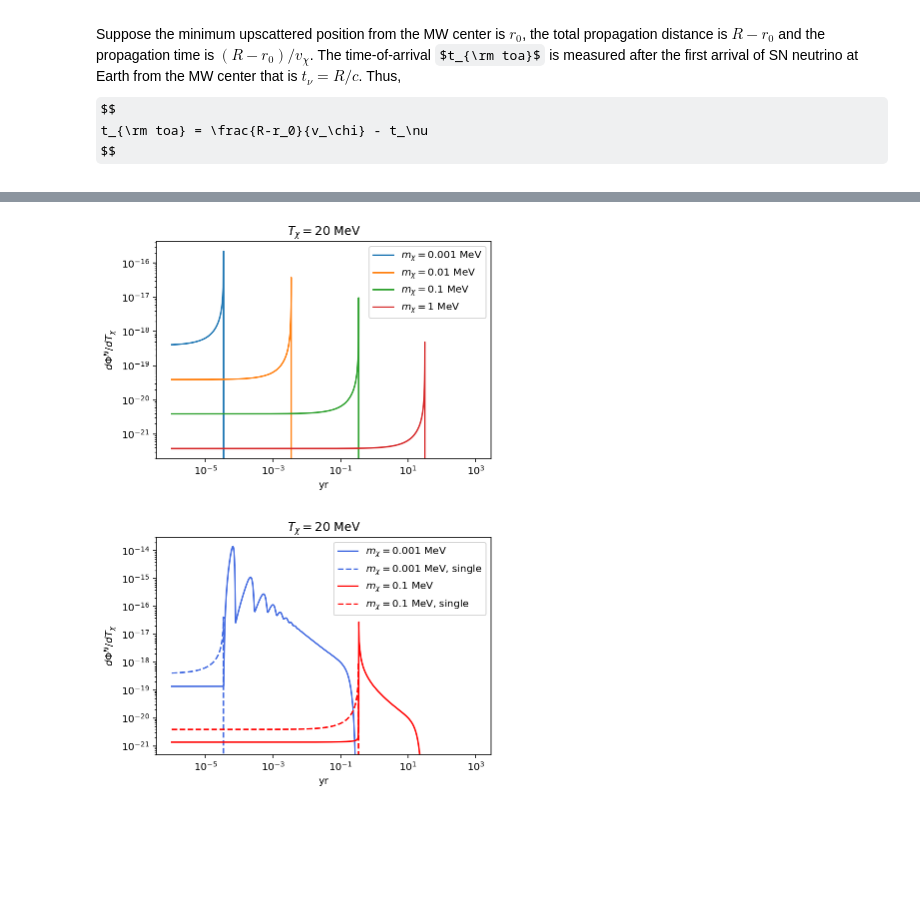
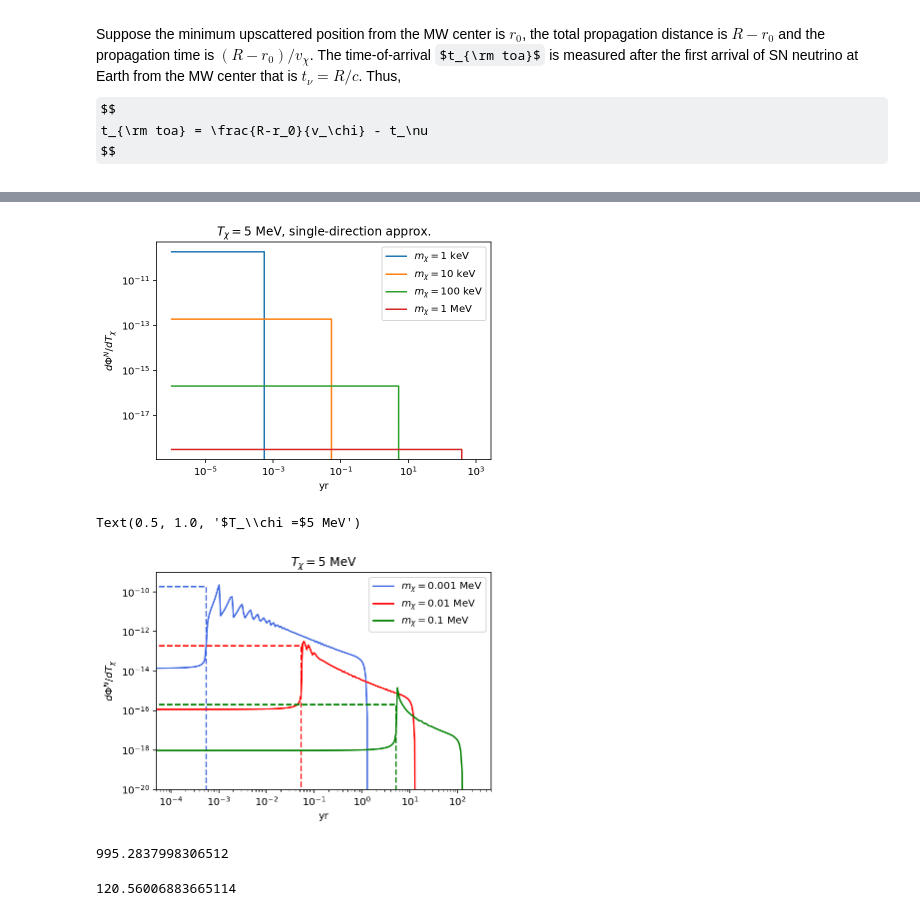
Before and after one commit to yenhsunlin/SNnuBDM, a Jupyter notebook: bdm_flux.ipynb, the cells around one changed output, grey strips where cells are left out. Cells and saved outputs as stored; diff of their text form; code cells hidden in the pictures; some formulas as TeX source; blank space fills up the shorter version.

```diff
--- a/bdm_flux.ipynb
+++ b/bdm_flux.ipynb
@@ -410,7 +537,7 @@ def find_lra(t,theta,vx,R=8.5,r_cut=0.001):
     # have no contribution to the emissivity.
     # I raise a flag to discrimate such situation and ask the program to set the
     # corresponding emissivity zero manually
-    if l > 0 and r > 0 and r_cut and 0 <= alpha <= 0.5*np.pi:
+    if l > 0 and r > r_cut and 0 <= alpha <= 0.5*np.pi:
         flag = 'physical'
     else:
         flag = 'unphysical'
@@ -443,12 +570,13 @@ def bdmflux(t,Tx,mx,tau=10,sigxv=1e-45,rho=184,rs=24.42,Lv=Lv,R=8.5,theta=1,r_cu
     # Define the BDM emissivity jx for integration
     def jx_tot(th):
         #cos = np.cos(theta)
-        _,r,alpha,flag = find_lra(t,th,vdm,R,r_cut)
+        l,r,alpha,flag = find_lra(t,th,vdm,R,r_cut)
         if flag == 'physical':
-            return sigxv*tau*xemissivity(Tx,mx,alpha,r,rho,rs,Lv)*np.sin(th)
+            jac = 1/((l - R*np.cos(th))/r + 1/vdm)
+            return jac*sigxv*tau*xemissivity(Tx,mx,alpha,r,rho,rs,Lv)*np.sin(th)
         else:
             return 0
-    return 2*np.pi*vdm*c*(quad(jx_tot,0,0.0001*np.pi)[0]+quad(jx_tot,0.0001*np.pi,0.001*np.pi)[0]+quad(jx_tot,0.001*np.pi,0.01*np.pi)[0]+quad(jx_tot,0.01*np.pi,0.1*np.pi)[0]
+    return 2*np.pi*c*(quad(jx_tot,0,0.0001*np.pi)[0]+quad(jx_tot,0.0001*np.pi,0.001*np.pi)[0]+quad(jx_tot,0.001*np.pi,0.01*np.pi)[0]+quad(jx_tot,0.01*np.pi,0.1*np.pi)[0]
                           +quad(jx_tot,0.1*np.pi,0.2*np.pi)[0]
                           +quad(jx_tot,0.2*np.pi,0.3*np.pi)[0]
                           +quad(jx_tot,0.3*np.pi,0.4*np.pi)[0]
@@ -528,5 +668,13 @@ $$
 # %%
-def bdmflux_single(t,Tx,mx,sigxv=1e-45,tau=10,rho=184,rs=24.42,Lv=Lv,R=8.5):
+def max_time(Tx,mx):
+    vdm = vx(Tx,mx)*c
+    t = (8.5)*kpc2cm/vdm - (8.5)*kpc2cm/c
+    thirty_yr = 30*yr
+    if True:#t <= thirty_yr:
+        return t
+    else: return thirty_yr
+
+def bdmflux_single(t,Tx,mx,sigxv=1e-45,tau=10,rho=184,rs=24.42,Lv=Lv,R=8.5,r_cut=0.01):
     """
     Upscattered DM emissivity, note the returned result is divided by sigxv and light velocity
 
@@ -544,6 +692,8 @@ def bdmflux_single(t,Tx,mx,sigxv=1e-45,tau=10,rho=184,rs=24.42,Lv=Lv,R=8.5):
         note that the total luminosity released by a single SN explosion
         should be Lv times the duration of that explosion, where the unit
         per second will be eliminated from this procedure
+    R: the distance between Earth and the GC SN, in kpc
+    r_cut: the most inner DM region, in kpc
 
     Output
     ------
@@ -552,10 +702,12 @@ def bdmflux_single(t,Tx,mx,sigxv=1e-45,tau=10,rho=184,rs=24.42,Lv=Lv,R=8.5):
     vdm = vx(Tx,mx)
     tv = R*kpc2cm/c
     r = (R - vdm*c*(t+tv)/kpc2cm)/(1-vdm)
-    if r >= 0:
+
+    if r >= r_cut:
+        jac = 1/(1/vdm - 1)
         Enu = (Tx+np.sqrt(Tx*(2*mx + Tx)))/2
         dEdT = (2*mx+3*Tx+2*np.sqrt(Tx*(2*mx+Tx)))/4/np.sqrt(Tx*(2*mx+Tx))
-        jx = vdm*c*tau*c*sigxv*nx(r,mx,rho,rs)*dnvdEv(r,Enu,Lv)*dEdT*r**2/R**2
+        jx = c*tau*c*sigxv*dnvdEv(r,Enu,Lv)*dEdT*r**2/R**2*jac*(4488/mx) #nx(r,mx,rho,rs)
     else: jx = 0
     return jx
 # %%
@@ -564,10 +716,10 @@ mx1 = 0.001
 mx2 = 0.01
 mx3 = 0.1
 mx4 = 1
-Tx = 20
+Tx = 5
 
 # years
-#yrls=np.logspace(-6,3,1000)
+#yrls=np.logspace(-6,2,1000)
 
 fluxmx1_single=[]
 for y in yrls:
@@ -585,32 +737,45 @@ fluxmx4_single=[]
 for y in yrls:
     fluxmx4_single.append(bdmflux_single(y*yr,Tx,mx4))
 # %%
-plt.plot(yrls,fluxmx1_single,label='$m_\chi=$' +str(mx1) +' MeV')
-plt.plot(yrls,fluxmx2_single,label='$m_\chi=$' +str(mx2) +' MeV')
-plt.plot(yrls,fluxmx3_single,label='$m_\chi=$' +str(mx3) +' MeV')
+plt.plot(yrls,fluxmx1_single,label='$m_\chi=$' +str(int(1000*mx1)) +' keV')
+plt.plot(yrls,fluxmx2_single,label='$m_\chi=$' +str(int(1000*mx2)) +' keV')
+plt.plot(yrls,fluxmx3_single,label='$m_\chi=$' +str(int(1000*mx3)) +' keV')
 plt.plot(yrls,fluxmx4_single,label='$m_\chi=$' +str(mx4) +' MeV')
 plt.xscale('log')
 plt.yscale('log')
 plt.xlabel('yr')
 plt.ylabel(r'$d\Phi^N/dT_\chi$')
-plt.title(r'$T_\chi =$'+str(Tx)+' MeV')
+plt.title(r'$T_\chi =$'+str(Tx)+r' MeV, single-direction approx.')
 plt.legend(loc='best')
+#plt.savefig('sigle_BDM_flux.pdf',facecolor='white',bbox_inches='tight')
 plt.show()
 # %% [output]
-[figure, old version]
+[figure, new version]
 # %%
 # comparison: single and multiple -directions
 plt.plot(yrls,fluxmx1_20,color='royalblue',label='$m_\chi=$' +str(mx1) +' MeV')
-plt.plot(yrls,fluxmx1_single,'--',color='royalblue',label='$m_\chi=$' +str(mx1) +' MeV, single')
-plt.plot(yrls,fluxmx3_20,color='red',label='$m_\chi=$' +str(mx3) +' MeV')
-plt.plot(yrls,fluxmx3_single,'--',color='red',label='$m_\chi=$' +str(mx3) +' MeV, single')
+plt.plot(yrls,fluxmx1_single,'--',color='royalblue')
+plt.plot(yrls,fluxmx2_20,color='red',label='$m_\chi=$' +str(mx2) +' MeV')
+plt.plot(yrls,fluxmx2_single,'--',color='red')
+plt.plot(yrls,fluxmx3_20,color='green',label='$m_\chi=$' +str(mx3) +' MeV')
+plt.plot(yrls,fluxmx3_single,'--',color='green')
 plt.xscale('log')
 plt.yscale('log')
 plt.legend(loc='best')
-plt.ylim(5e-22,3e-14)
+plt.ylim(1e-20,1e-9)
+plt.xlim(5e-5,500)
 plt.xlabel('yr')
 plt.ylabel(r'$d\Phi^N/dT_\chi$')
 plt.title(r'$T_\chi =$'+str(Tx)+' MeV')
-plt.savefig('single_multiple.pdf')
+#plt.savefig('single_multiple.pdf')
 # %% [output]
+Text(0.5, 1.0, '$T_\\chi =$5 MeV')
-[figure, old version]
+[figure, new version]
+# %%
+fluxmx1_single[0]/fluxmx2_single[0]
+# %% [output]
+995.2837998306512
+# %%
+fluxmx1_20[0]/fluxmx2_20[0]
+# %% [output]
+120.56006883665114
```
Also changed, not shown: parts of 44 cells of this notebook.
